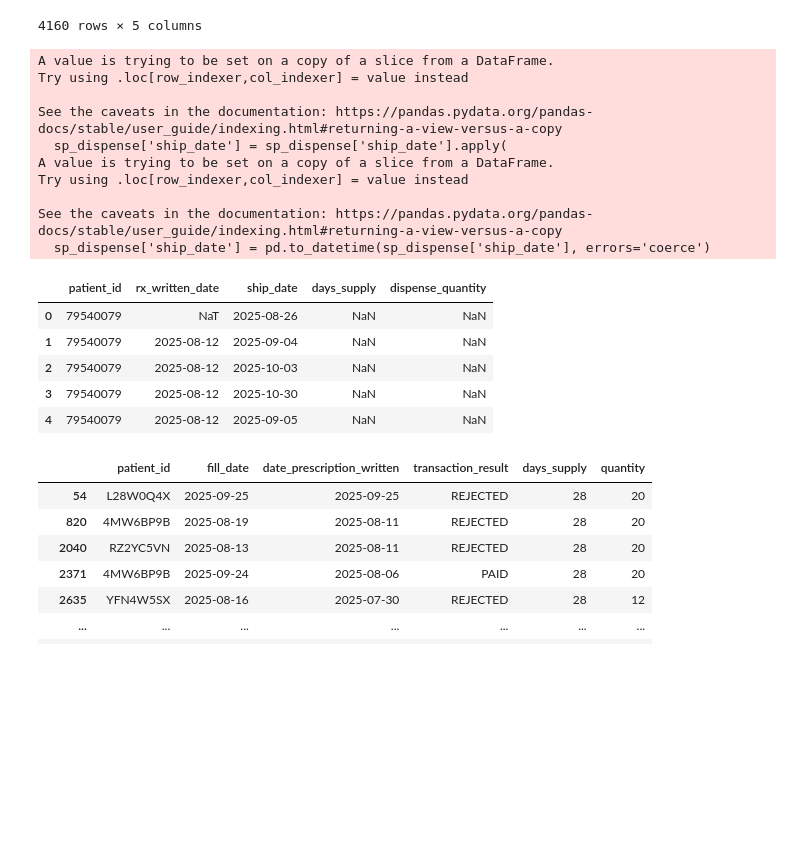
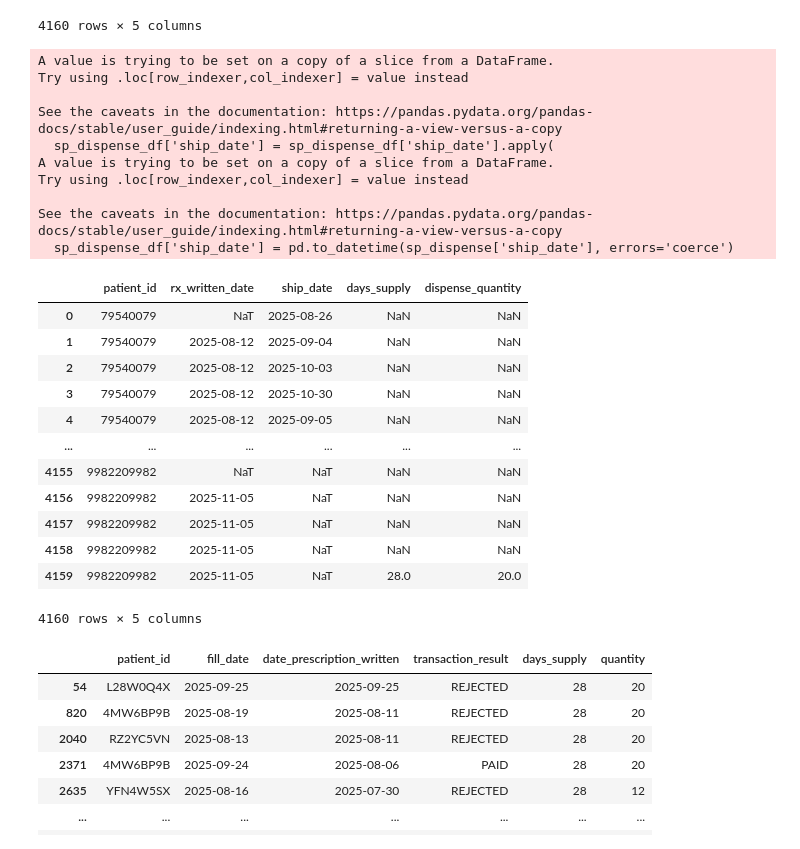
Before and after one commit to Sneh-ProcDNA/Data_Stitching, a Jupyter notebook: src/modules/data_stitching.ipynb, the cells around one changed output. Saved outputs shown, nothing was run; the diff lists cells and outputs as text; code cells hidden in the pictures; blank space fills up the shorter version.

```diff
--- a/src/modules/data_stitching.ipynb
+++ b/src/modules/data_stitching.ipynb
@@ -415,4 +417,5 @@ sp_core_df
 # %% [markdown]
 DISPENSE AND UTILIZATION
 # %%
-sp_df = pd.read_sql(sp_query, engine)
+sp_dispense_df = pd.read_sql(sp_query, engine)
+sp_dispense_df
@@ -419,6 +436,6 @@ sp_df = pd.read_sql(sp_query, engine)
 # %%
-sp_dispense = sp_df[['patient_id', 'rx_written_date', 'ship_date', 'days_supply', 'dispense_quantity']]
-sp_dispense
+sp_dispense_df = sp_dispense_df[['patient_id', 'rx_written_date', 'ship_date', 'days_supply', 'dispense_quantity']]
+sp_dispense_df
 # %% [output]
 |  | patient_id | rx_written_date | ship_date | days_supply | dispense_quantity |
 | 0 | 79540079 | NaT | 45895 | NaN | NaN |
@@ -447,30 +464,38 @@ def cleanse_ship_date(ship_date):
 
     return converted_date
 # %%
-sp_dispense['ship_date'] = sp_dispense['ship_date'].apply(
+sp_dispense_df['ship_date'] = sp_dispense_df['ship_date'].apply(
     cleanse_ship_date
 )
-sp_dispense['ship_date'] = pd.to_datetime(sp_dispense['ship_date'], errors='coerce')
+
+sp_dispense_df['ship_date'] = pd.to_datetime(sp_dispense['ship_date'], errors='coerce')
 # %% [output]
 A value is trying to be set on a copy of a slice from a DataFrame.
 Try using .loc[row_indexer,col_indexer] = value instead
 
 See the caveats in the documentation: https://pandas.pydata.org/pandas-docs/stable/user_guide/indexing.html#returning-a-view-versus-a-copy
-  sp_dispense['ship_date'] = sp_dispense['ship_date'].apply(
+  sp_dispense_df['ship_date'] = sp_dispense_df['ship_date'].apply(
 A value is trying to be set on a copy of a slice from a DataFrame.
 Try using .loc[row_indexer,col_indexer] = value instead
 
 See the caveats in the documentation: https://pandas.pydata.org/pandas-docs/stable/user_guide/indexing.html#returning-a-view-versus-a-copy
-  sp_dispense['ship_date'] = pd.to_datetime(sp_dispense['ship_date'], errors='coerce')
+  sp_dispense_df['ship_date'] = pd.to_datetime(sp_dispense['ship_date'], errors='coerce')
 # %%
-sp_dispense.head()
+sp_dispense_df
 # %% [output]
 |  | patient_id | rx_written_date | ship_date | days_supply | dispense_quantity |
 | 0 | 79540079 | NaT | 2025-08-26 | NaN | NaN |
 | 1 | 79540079 | 2025-08-12 | 2025-09-04 | NaN | NaN |
 | 2 | 79540079 | 2025-08-12 | 2025-10-03 | NaN | NaN |
 | 3 | 79540079 | 2025-08-12 | 2025-10-30 | NaN | NaN |
 | 4 | 79540079 | 2025-08-12 | 2025-09-05 | NaN | NaN |
+| ... | ... | ... | ... | ... | ... |
+| 4155 | 9982209982 | NaT | NaT | NaN | NaN |
+| 4156 | 9982209982 | 2025-11-05 | NaT | NaN | NaN |
+| 4157 | 9982209982 | 2025-11-05 | NaT | NaN | NaN |
+| 4158 | 9982209982 | 2025-11-05 | NaT | NaN | NaN |
+| 4159 | 9982209982 | 2025-11-05 | NaT | 28.0 | 20.0 |
+4160 rows × 5 columns
 # %%
 px_dispense = px_df[['patient_id', 'fill_date', 'date_prescription_written', 'transaction_result', 'days_supply', 'quantity']].copy()
 px_dispense
```
Also changed, not shown: parts of 37 cells of this notebook.
